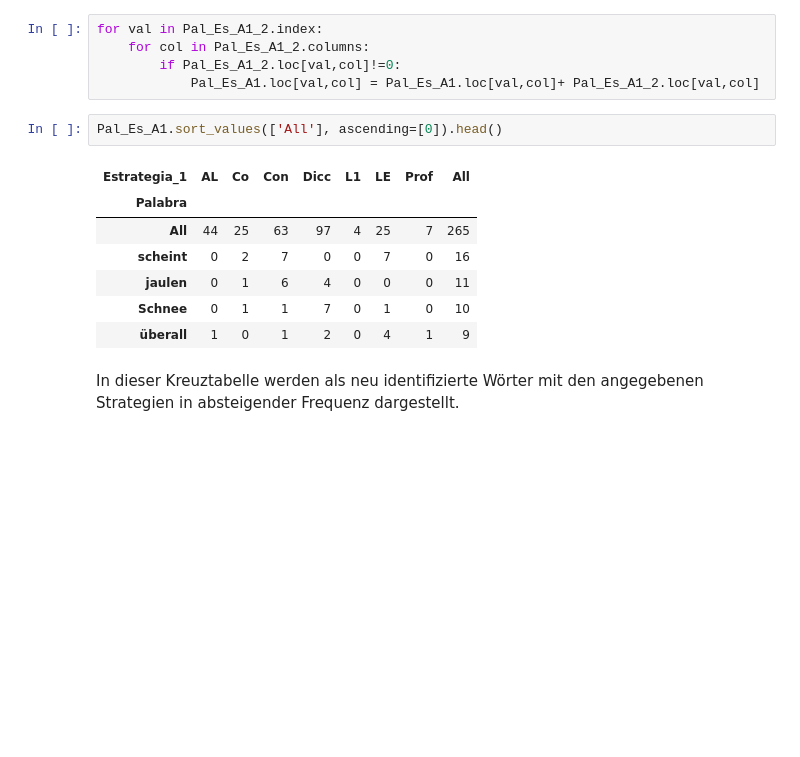
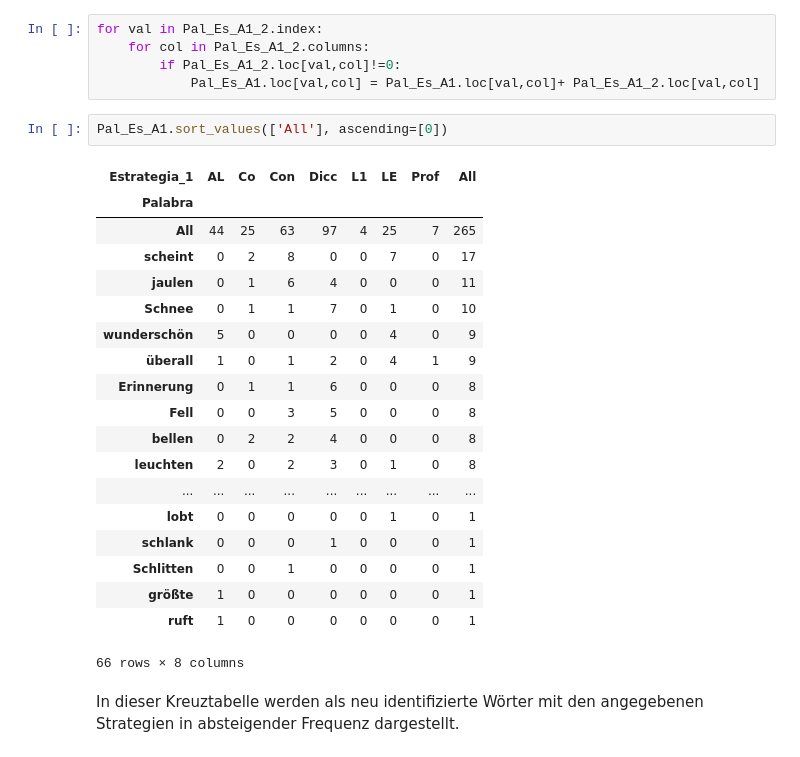
Before and after one commit to martinakienberger/Strategienanalyse_Voc, a Jupyter notebook: Datenanalyse_Voc_Granada.ipynb, the cells around one changed output. Cells and saved outputs as stored; diff of their text form; blank space fills up the shorter version.

```diff
--- a/Datenanalyse_Voc_Granada.ipynb
+++ b/Datenanalyse_Voc_Granada.ipynb
@@ -370,15 +391,27 @@ for val in Pal_Es_A1_2.index:
         if Pal_Es_A1_2.loc[val,col]!=0:
             Pal_Es_A1.loc[val,col] = Pal_Es_A1.loc[val,col]+ Pal_Es_A1_2.loc[val,col]
 # %%
-Pal_Es_A1.sort_values(['All'], ascending=[0]).head()
+Pal_Es_A1.sort_values(['All'], ascending=[0])
 # %% [output]
 | Estrategia_1 | AL | Co | Con | Dicc | L1 | LE | Prof | All |
 | Palabra |  |  |  |  |  |  |  |  |
 | All | 44 | 25 | 63 | 97 | 4 | 25 | 7 | 265 |
-| scheint | 0 | 2 | 7 | 0 | 0 | 7 | 0 | 16 |
+| scheint | 0 | 2 | 8 | 0 | 0 | 7 | 0 | 17 |
 | jaulen | 0 | 1 | 6 | 4 | 0 | 0 | 0 | 11 |
 | Schnee | 0 | 1 | 1 | 7 | 0 | 1 | 0 | 10 |
+| wunderschön | 5 | 0 | 0 | 0 | 0 | 4 | 0 | 9 |
 | überall | 1 | 0 | 1 | 2 | 0 | 4 | 1 | 9 |
+| Erinnerung | 0 | 1 | 1 | 6 | 0 | 0 | 0 | 8 |
+| Fell | 0 | 0 | 3 | 5 | 0 | 0 | 0 | 8 |
+| bellen | 0 | 2 | 2 | 4 | 0 | 0 | 0 | 8 |
+| leuchten | 2 | 0 | 2 | 3 | 0 | 1 | 0 | 8 |
+| ... | ... | ... | ... | ... | ... | ... | ... | ... |
+| lobt | 0 | 0 | 0 | 0 | 0 | 1 | 0 | 1 |
+| schlank | 0 | 0 | 0 | 1 | 0 | 0 | 0 | 1 |
+| Schlitten | 0 | 0 | 1 | 0 | 0 | 0 | 0 | 1 |
+| größte | 1 | 0 | 0 | 0 | 0 | 0 | 0 | 1 |
+| ruft | 1 | 0 | 0 | 0 | 0 | 0 | 0 | 1 |
+66 rows × 8 columns
 # %% [markdown]
 In dieser Kreuztabelle werden als neu identifizierte Wörter mit den angegebenen Strategien in absteigender Frequenz dargestellt.
 # %% [markdown]
```
Also changed, not shown: parts of 9 cells of this notebook, 2 other files.
